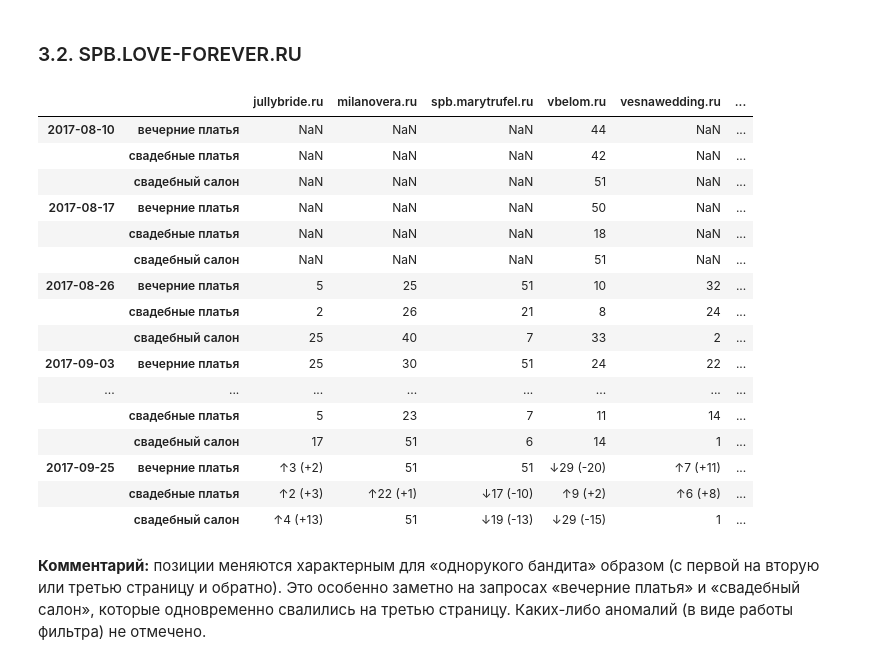
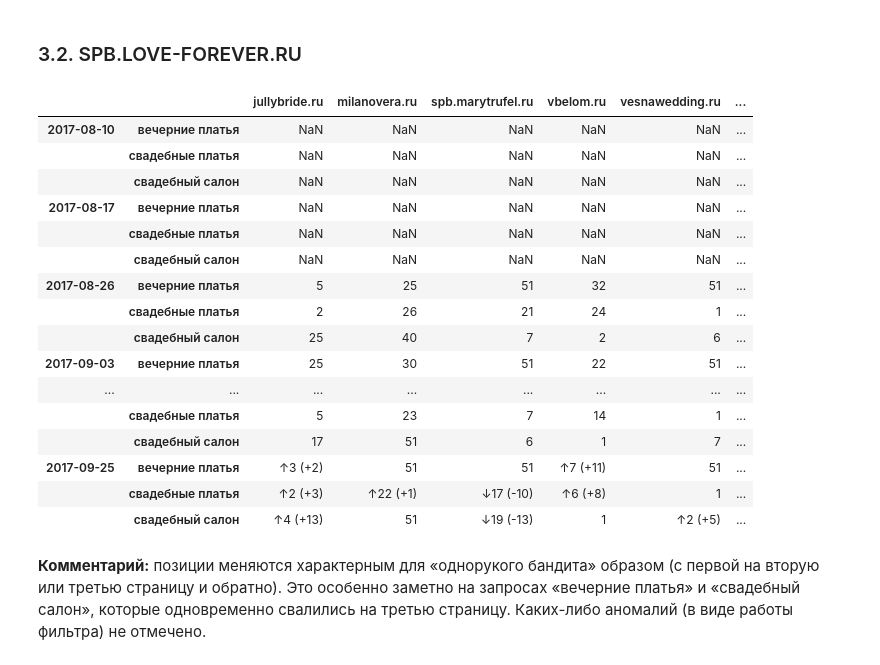
Before and after one commit to salon-love-forever/reports, a Jupyter notebook: salon-love-forever.ru.ipynb, the cells around one changed output. Drawn from its saved outputs; the diff is of its cells as text; code cells hidden in the pictures.

Commit message:
Rebuilding the table 3.2 headings

```diff
--- a/salon-love-forever.ru.ipynb
+++ b/salon-love-forever.ru.ipynb
@@ -210,29 +210,29 @@ change_positions(positions.unstack().resample('M',
 |  | свадебный салон | ↑28 (+10) | ↑16 (+7) | ↑1 (+12) | ↑22 (+1) |
 # %% [markdown]
 ### 3.2. SPB.LOVE-FOREVER.RU
-# %%
-positions_spb.columns = ['jullybride.ru', 'milanovera.ru', 'spb.marytrufel.ru',
-                         'vbelom.ru', 'vesnawedding.ru', 'spb.salon-love-forever.ru']
+# %%
+cols = positions_spb.columns.tolist()
+cols.append(cols.pop(3))
 # %%
-change_positions(positions_spb)
+change_positions(positions_spb[cols])
 # %% [output]
 |  |  | jullybride.ru | milanovera.ru | spb.marytrufel.ru | vbelom.ru | vesnawedding.ru | ... |
-| 2017-08-10 | вечерние платья | NaN | NaN | NaN | 44 | NaN | ... |
-|  | свадебные платья | NaN | NaN | NaN | 42 | NaN | ... |
-|  | свадебный салон | NaN | NaN | NaN | 51 | NaN | ... |
-| 2017-08-17 | вечерние платья | NaN | NaN | NaN | 50 | NaN | ... |
-|  | свадебные платья | NaN | NaN | NaN | 18 | NaN | ... |
-|  | свадебный салон | NaN | NaN | NaN | 51 | NaN | ... |
-| 2017-08-26 | вечерние платья | 5 | 25 | 51 | 10 | 32 | ... |
-|  | свадебные платья | 2 | 26 | 21 | 8 | 24 | ... |
-|  | свадебный салон | 25 | 40 | 7 | 33 | 2 | ... |
-| 2017-09-03 | вечерние платья | 25 | 30 | 51 | 24 | 22 | ... |
+| 2017-08-10 | вечерние платья | NaN | NaN | NaN | NaN | NaN | ... |
+|  | свадебные платья | NaN | NaN | NaN | NaN | NaN | ... |
+|  | свадебный салон | NaN | NaN | NaN | NaN | NaN | ... |
+| 2017-08-17 | вечерние платья | NaN | NaN | NaN | NaN | NaN | ... |
+|  | свадебные платья | NaN | NaN | NaN | NaN | NaN | ... |
+|  | свадебный салон | NaN | NaN | NaN | NaN | NaN | ... |
+| 2017-08-26 | вечерние платья | 5 | 25 | 51 | 32 | 51 | ... |
+|  | свадебные платья | 2 | 26 | 21 | 24 | 1 | ... |
+|  | свадебный салон | 25 | 40 | 7 | 2 | 6 | ... |
+| 2017-09-03 | вечерние платья | 25 | 30 | 51 | 22 | 51 | ... |
 | ... | ... | ... | ... | ... | ... | ... | ... |
-|  | свадебные платья | 5 | 23 | 7 | 11 | 14 | ... |
-|  | свадебный салон | 17 | 51 | 6 | 14 | 1 | ... |
-| 2017-09-25 | вечерние платья | ↑3 (+2) | 51 | 51 | ↓29 (-20) | ↑7 (+11) | ... |
-|  | свадебные платья | ↑2 (+3) | ↑22 (+1) | ↓17 (-10) | ↑9 (+2) | ↑6 (+8) | ... |
-|  | свадебный салон | ↑4 (+13) | 51 | ↓19 (-13) | ↓29 (-15) | 1 | ... |
+|  | свадебные платья | 5 | 23 | 7 | 14 | 1 | ... |
+|  | свадебный салон | 17 | 51 | 6 | 1 | 7 | ... |
+| 2017-09-25 | вечерние платья | ↑3 (+2) | 51 | 51 | ↑7 (+11) | 51 | ... |
+|  | свадебные платья | ↑2 (+3) | ↑22 (+1) | ↓17 (-10) | ↑6 (+8) | 1 | ... |
+|  | свадебный салон | ↑4 (+13) | 51 | ↓19 (-13) | 1 | ↑2 (+5) | ... |
 # %% [markdown]
 **Комментарий:** позиции меняются характерным для «однорукого бандита» образом (с первой на вторую или третью страницу и обратно). Это особенно заметно на запросах «вечерние платья» и «свадебный салон», которые одновременно свалились на третью страницу. Каких-либо аномалий (в виде работы фильтра) не отмечено.
 # %% [markdown]
```
